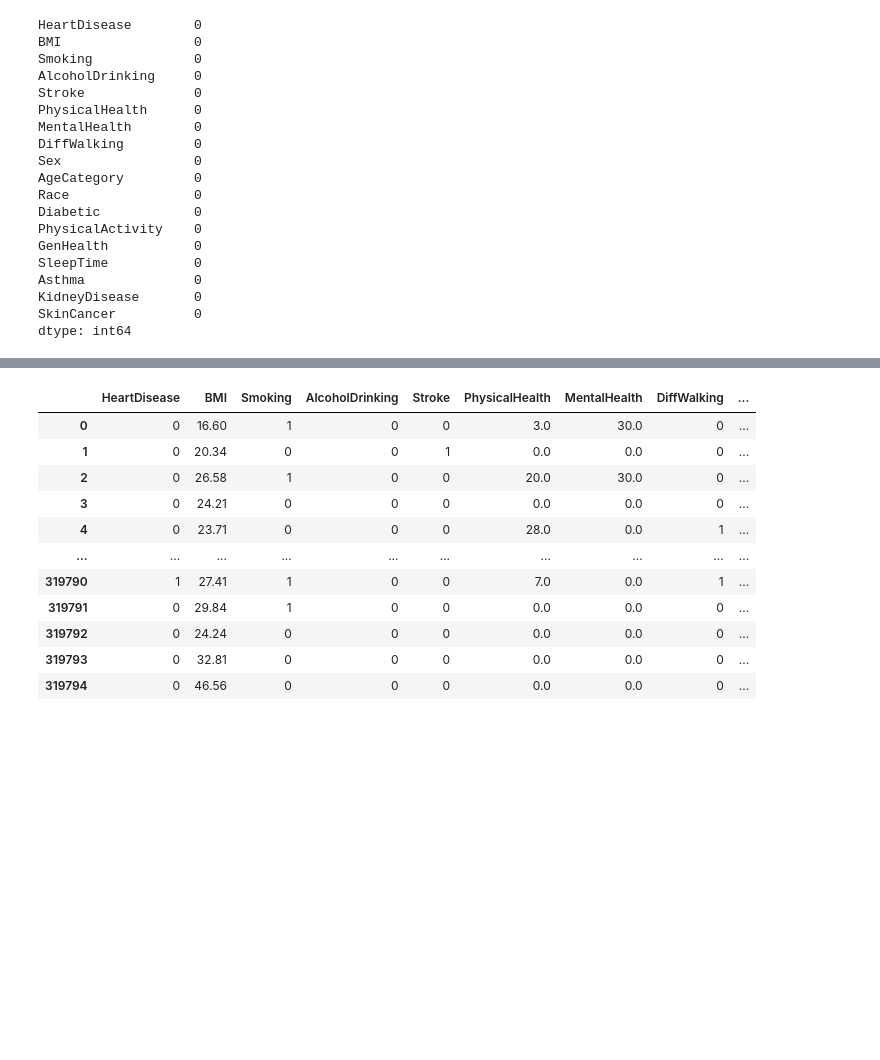
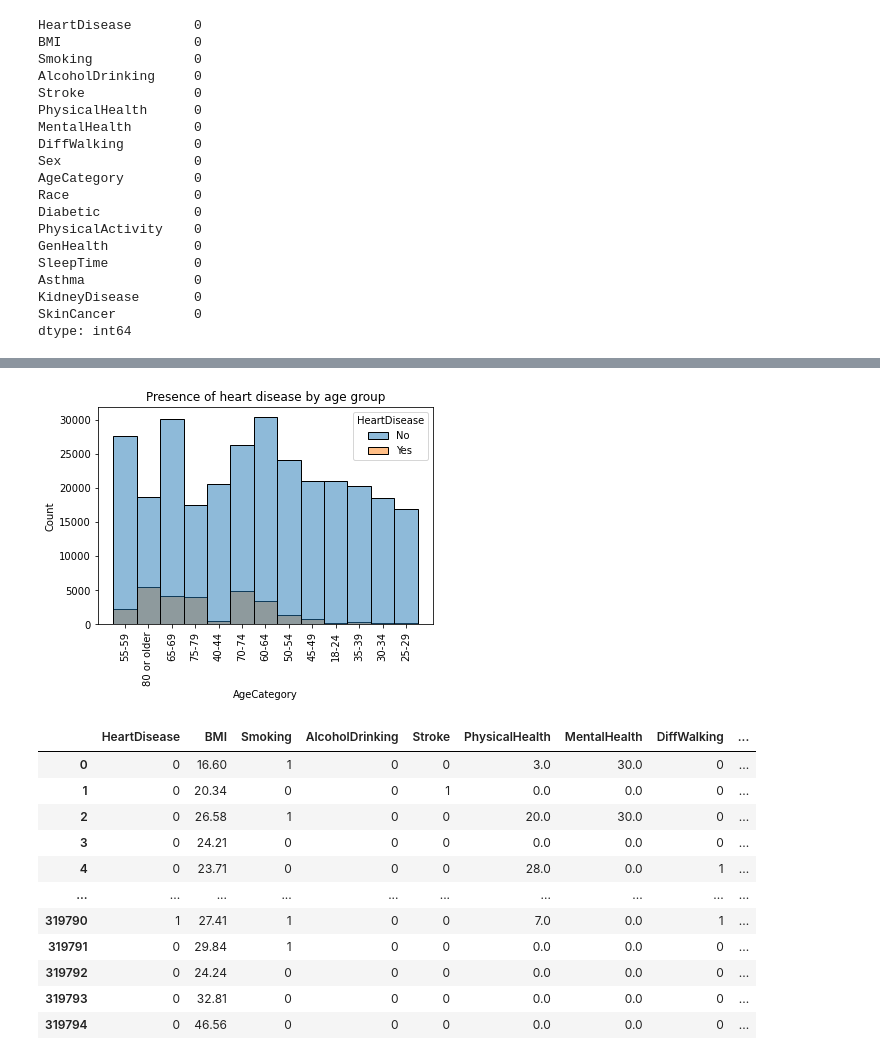
Before and after one commit to bkudaimi/Applied-Data-Science, a Jupyter notebook: DSC 680 Project 2 - Classifying Heart Disease.ipynb, the cells around one changed output, grey strips where cells are left out. Cells and saved outputs as stored; diff of their text form; code cells hidden in the pictures; blank space fills up the shorter version.

```diff
--- a/DSC 680 Project 2 - Classifying Heart Disease.ipynb
+++ b/DSC 680 Project 2 - Classifying Heart Disease.ipynb
@@ -50,3 +82,11 @@ dtype: int64
+# %%
+#Viewing a bar chart of the age categories split by the presence of heart disease
+sns.histplot(data = heart_df, x = "AgeCategory", hue = "HeartDisease")
+plt.title('Presence of heart disease by age group')
+plt.xticks(rotation = 90)
+plt.show()
+# %% [output]
+[figure, added]
 # %%
 #Defining lists and dictionaries to replace the string values of the columns with numerical values
 #This will allow a classification model to be trained on the data
```
Also changed, not shown: parts of 3 cells of this notebook.
